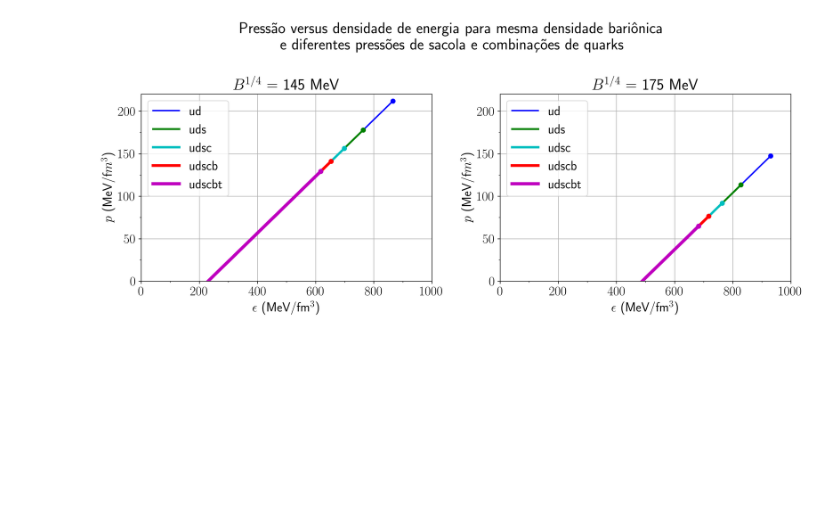
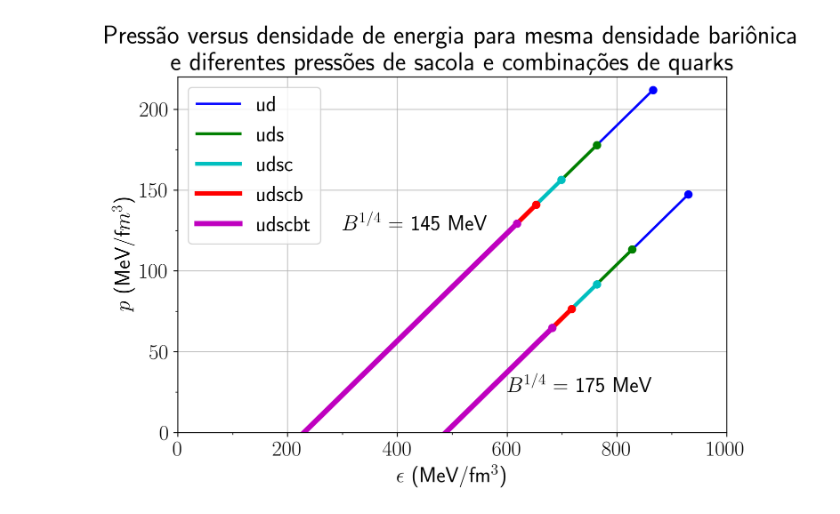
Before and after one commit to nicofgr/dense-star, a Jupyter notebook: python/Graph2.ipynb, the cells around one changed output. Cells and saved outputs as stored; diff of their text form; code cells hidden in the pictures; blank space fills up the shorter version.

Commit message:
Change graphs again

```diff
--- a/python/Graph2.ipynb
+++ b/python/Graph2.ipynb
@@ -5,10 +5,10 @@ from matplotlib.ticker import AutoMinorLocator, MultipleLocator
 
 plt.rcParams['text.usetex'] = True
 plt.rcParams["font.size"] = 18
-plt.rcParams['figure.figsize'] = [14, 6]
+plt.rcParams['figure.figsize'] = [8, 6]
 plt.rcParams['figure.dpi'] = 300
 
-fig, ax1 = plt.subplots(1,2)
+fig, ax1 = plt.subplots()
 #-------------------------------------------------------
 bagPressures = []
 bagPressures.append(145)
@@ -40,37 +40,42 @@ style.append('--')
 style.append(':')
 style.append('')
 
-for k in range(2):
+
+#ax1.set_title("$B^{1/4}$ = " + str(bagPressures[k]) + " MeV")
+ax1.set_xlabel(r'$\epsilon$ (MeV/fm$^3$)')
+ax1.set_ylabel(r'$p$ (MeV/f$m^3$)')
+ax1.set_xlim([0,1000])
+#ax1.xaxis.set_major_locator(MultipleLocator(2))
+ax1.xaxis.set_minor_locator(MultipleLocator(100))
+ax1.set_ylim([0,220])
+ax1.yaxis.set_major_locator(MultipleLocator(50))
+ax1.yaxis.set_minor_locator(MultipleLocator(25))
+
+for i in range(len(titles)*len(bagPressures)):
     x = []
-    ax1[k].set_title("$B^{1/4}$ = " + str(bagPressures[k]) + " MeV")
-    ax1[k].set_xlabel(r'$\epsilon$ (MeV/fm$^3$)')
-    ax1[k].set_ylabel(r'$p$ (MeV/f$m^3$)')
-    ax1[k].set_xlim([0,1000])
-    #ax1[k].xaxis.set_major_locator(MultipleLocator(2))
-    ax1[k].xaxis.set_minor_locator(MultipleLocator(100))
-    ax1[k].set_ylim([0,220])
-    ax1[k].yaxis.set_major_locator(MultipleLocator(50))
-    ax1[k].yaxis.set_minor_locator(MultipleLocator(25))
+    with open(dirs[i], 'r') as f:
 
-    for i in range(len(titles)):
-        x.append([])
-        with open(dirs[i+k*5], 'r') as f:
+        lines = f.readlines()
+        x.append([float(line.split()[0]) for line in lines])
+        x.append([float(line.split()[1]) for line in lines])
+        x.append([float(line.split()[2]) for line in lines])
+        x.append([float(line.split()[3]) for line in lines])
 
-            lines = f.readlines()
-            x[i].append([float(line.split()[0]) for line in lines])
-            x[i].append([float(line.split()[1]) for line in lines])
-            x[i].append([float(line.split()[2]) for line in lines])
-            x[i].append([float(line.split()[3]) for line in lines])
+        ax1.grid(True, alpha=0.75)
+        #ax1.plot([x[i][3][0],x[i][3][0]], [x[i][1][0],0] ,'--', color='tab:gray')
+        #ax1[k].plot([0,x[i][3][0]], [x[i][1][0],x[i][1][0]] ,'--', color='tab:gray')
+        if i >= 5:
+            ax1.plot(x[3],x[1], cols[i%5], linewidth = (0.6*(i%5))+2)
 
-            ax1[k].grid(True)
-            #ax1[k].plot([x[i][3][0],x[i][3][0]], [x[i][1][0],0] ,'--', color='tab:gray')
-            #ax1[k].plot([0,x[i][3][0]], [x[i][1][0],x[i][1][0]] ,'--', color='tab:gray')
-            ax1[k].plot(x[i][3],x[i][1], cols[i], label=str(titles[i]), linewidth = (0.6*i)+2)
-            ax1[k].plot(x[i][3][0],x[i][1][0], 'o', color=cols[i])
-            print(dirs[i+k*5], "|| Color: ", cols[i], "|| Graph: [", k,"]")
+        else:
+            ax1.plot(x[3],x[1], cols[i%5], label=str(titles[i%5]), linewidth = (0.6*(i%5))+2)
+        ax1.plot(x[3][0],x[1][0], 'o', color=cols[i%5])
+        print(dirs[i], "|| Color: ", cols[i%5])
 
-    ax1[k].legend(loc='upper left')
-fig.suptitle("Pressão versus densidade de energia para mesma densidade bariônica \ne diferentes pressões de sacola e combinações de quarks")
+plt.annotate('$B^{1/4}$ = 145 MeV', (300,125))
+plt.annotate('$B^{1/4}$ = 175 MeV', (600,25))
+ax1.legend(loc='upper left')
+ax1.set_title("Pressão versus densidade de energia para mesma densidade bariônica \ne diferentes pressões de sacola e combinações de quarks")
 fig.tight_layout(pad=1.25)
 plt.show()
 # %% [output]
@@ -88 +93 @@ plt.show()
-[figure, old version]
+[figure, new version]
```
Also changed, not shown: parts of 1 cell of this notebook, 3 other files.
